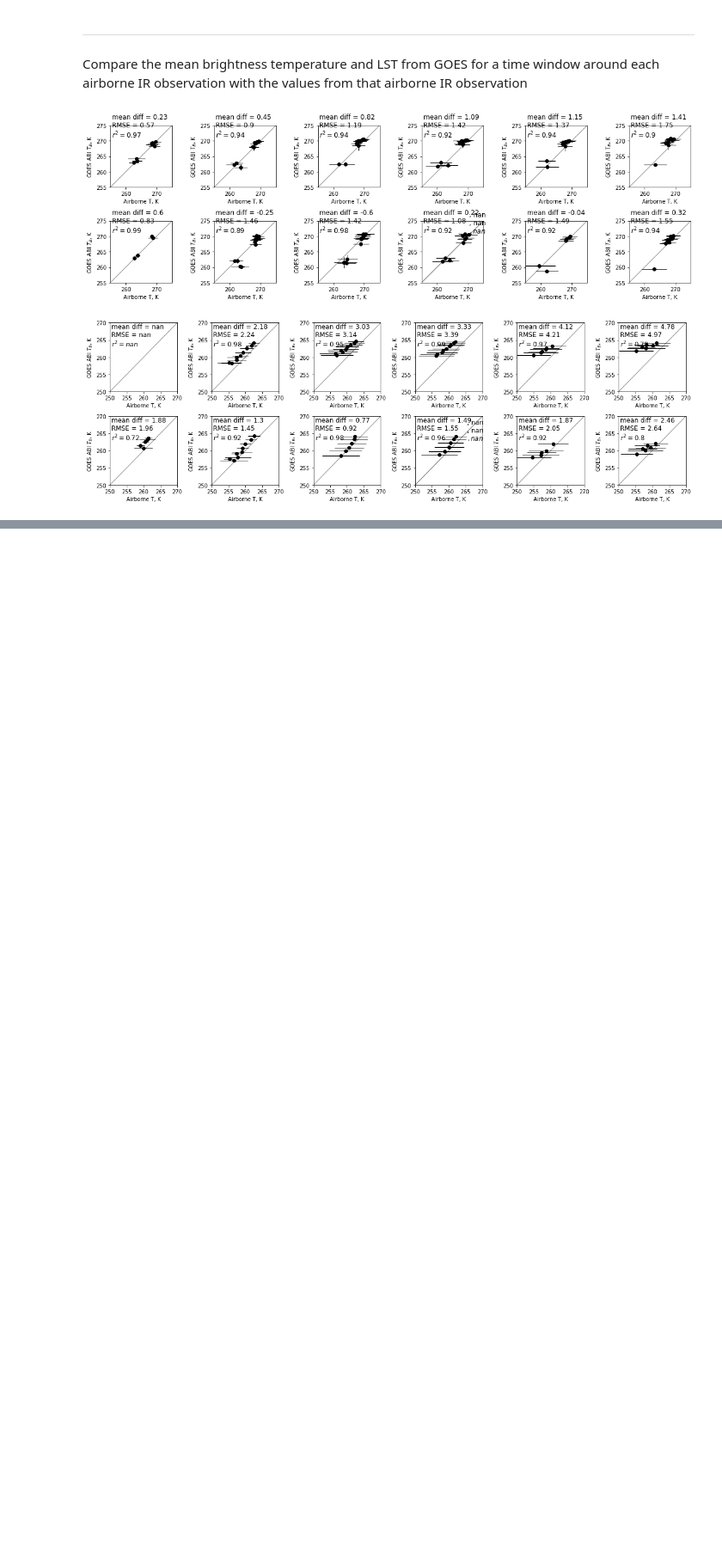
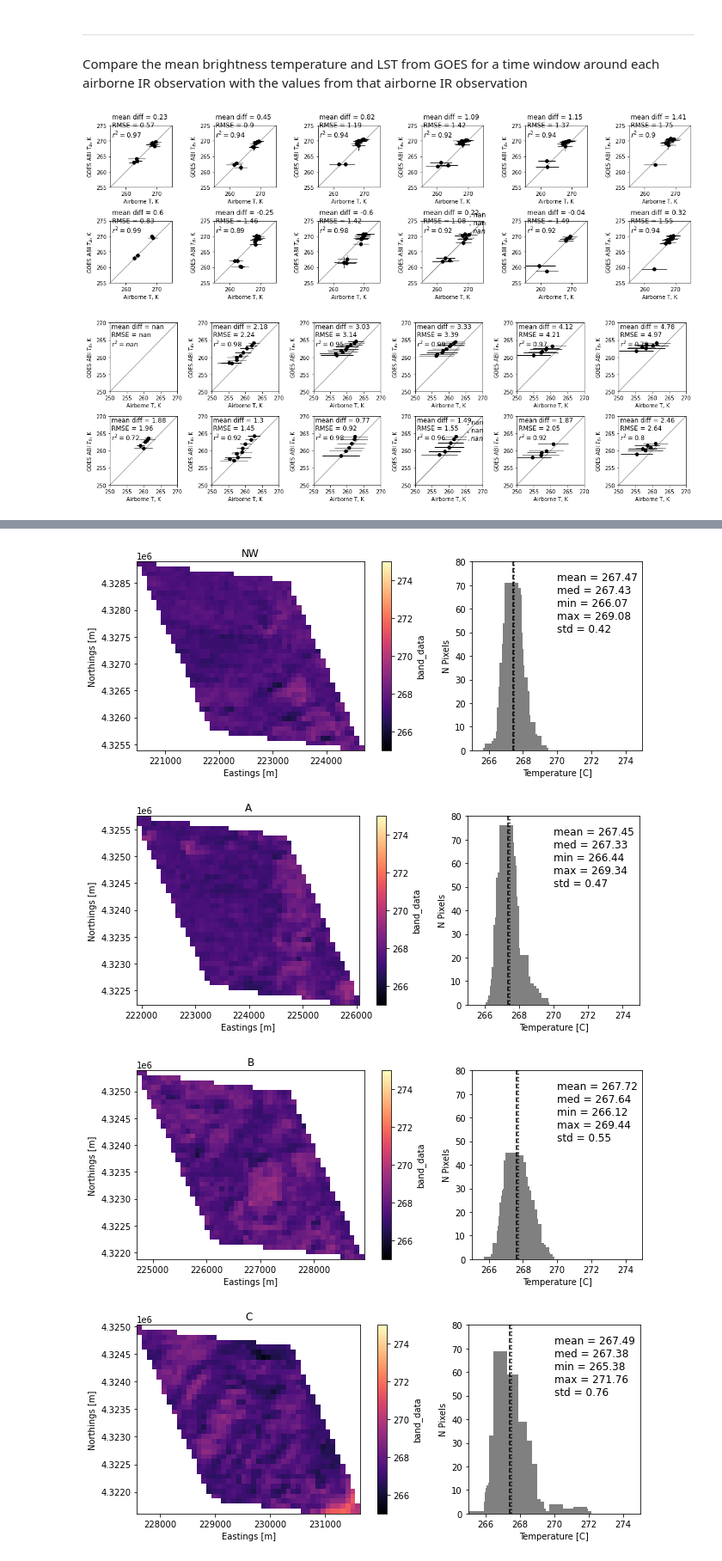
Before and after one commit to spestana/snowex2020, a Jupyter notebook: abi_timeseries.ipynb, the cells around one changed output, grey strips where cells are left out. Shown at 86% size. Saved outputs shown, nothing was run; the diff lists cells and outputs as text; code cells hidden in the pictures; blank space fills up the shorter version.

Commit message:
Add ASTER plots

```diff
--- a/abi_timeseries.ipynb
+++ b/abi_timeseries.ipynb
@@ -966,0 +998,19 @@ for this_ax in axs.ravel():
+# %%
+# Open ASTER image
+aster_b14_DN = xr.open_dataset(new_filepath, engine="rasterio")
+aster_b14_DN.rio.write_crs("epsg:32613", inplace=True)
+aster_b14_DN = aster_b14_DN.squeeze()
+
+#Convert DN to radiance, then radiance to brightness temperature
+# ASTER band number for conversion functions
+band_number = 14
+
+# Convert DN to Radiance
+aster_b14_rad = tir_dn2rad(aster_b14_DN, band_number)
+
+# Convert Radiance to Brightness Temperature [K]
+aster_b14_tb = tir_rad2tb(aster_b14_rad, band_number)
+
+# Open shapefiles
+g16_shapefile = gpd.read_file(r"C:\Users\steve\OneDrive\Documents\School Stuff\UW\Mountain Hydrology Research Group\MountainGOES\Mountain GOES Paper\Paper 2 - satellite vs ground\Paper 2a - snowex data\data\pixels_GOES-16_ABI.geojson")
+g17_shapefile = gpd.read_file(r"C:\Users\steve\OneDrive\Documents\School Stuff\UW\Mountain Hydrology Research Group\MountainGOES\Mountain GOES Paper\Paper 2 - satellite vs ground\Paper 2a - snowex data\data\pixels_GOES-17_ABI.geojson")
@@ -966,0 +1019,56 @@ for this_ax in axs.ravel():
+# %%
+g16px_aster_means = []
+g16px_aster_std = []
+
+for i in range(len(g16_shapefile.to_crs('epsg:32613').geometry)):
+    cropping_geometries = [g16_shapefile.to_crs('epsg:32613').geometry[i]]
+    #geometry = f'''{{"type": "Polygon", "coordinates": [[[{utm_xmin}, {utm_ymax}],[{utm_xmin}, {utm_ymin}],[{utm_xmax}, {utm_ymin}],[{utm_xmax}, {utm_ymax}],[{utm_xmin}, {utm_ymax}]]]}}'''
+    #cropping_geometries = [geojson.loads(geometry)]
+    shapefile_tb = aster_b14_tb.rio.clip(geometries=cropping_geometries, crs=32613)
+    shapefile_tb_K = shapefile_tb.band_data
+    shapefile_tb_C = shapefile_tb.band_data - 273.15
+    #plt.figure()
+    #shapefile_tb_C.plot(cmap='magma')
+
+    data = shapefile_tb_K.values
+
+    # remove nans from data
+    data = data[~np.isnan(data)]
+
+
+    fig, [ax_img, ax_hist] = plt.subplots(nrows=1,ncols=2,figsize=(10,4), tight_layout=True,
+                                                  gridspec_kw={'width_ratios': [2, 1]})
+    shapefile_tb_K.plot(cmap='magma', vmin=265, vmax=275, ax=ax_img)
+    ax_img.set_aspect('equal', 'box')
+    ax_img.set_ylabel('Northings [m]')
+    ax_img.set_xlabel('Eastings [m]')
+    ax_img.set_title(g16_shapefile.name[i])
+
+
+
+
+    y_hist, _ = np.histogram(data, bins=100, density=False)
+    x_hist = np.linspace(np.min(data), np.max(data), num=len(y_hist))
+    ax_hist.bar(x_hist, y_hist, color='grey')
+    ax_hist.axvline(np.median(data),color='k',linestyle='--')
+    ax_hist.axvline(np.mean(data),color='k',linestyle=':')
+    ax_hist.set_xlim(265, 275)
+    ax_hist.set_ylim(0,80)
+    ax_hist.set_ylabel('N Pixels')
+    ax_hist.set_xlabel('Temperature [C]')
+    g16px_aster_means.append(np.mean(data))
+    g16px_aster_std.append(np.std(data))
+    s1 = str(np.round(np.mean(data),2))
+    s2 = str(np.round(np.median(data),2))
+    s3 = str(np.round(np.min(data),2))
+    s4 = str(np.round(np.max(data),2))
+    s5 = str(np.round(np.std(data),2))
+    ax_hist.text(270, 50, f'mean = {s1}\nmed = {s2}\nmin = {s3}\nmax = {s4}\nstd = {s5}', fontsize=12)
+
+    aster_mesa_west_mean_TC = np.mean(data)
+    aster_mesa_west_median_TC = np.median(data)
+# %% [output]
+[figure, added]
+[figure, added]
+[figure, added]
+[figure, added]
```
Also changed, not shown: parts of 10 cells of this notebook.
